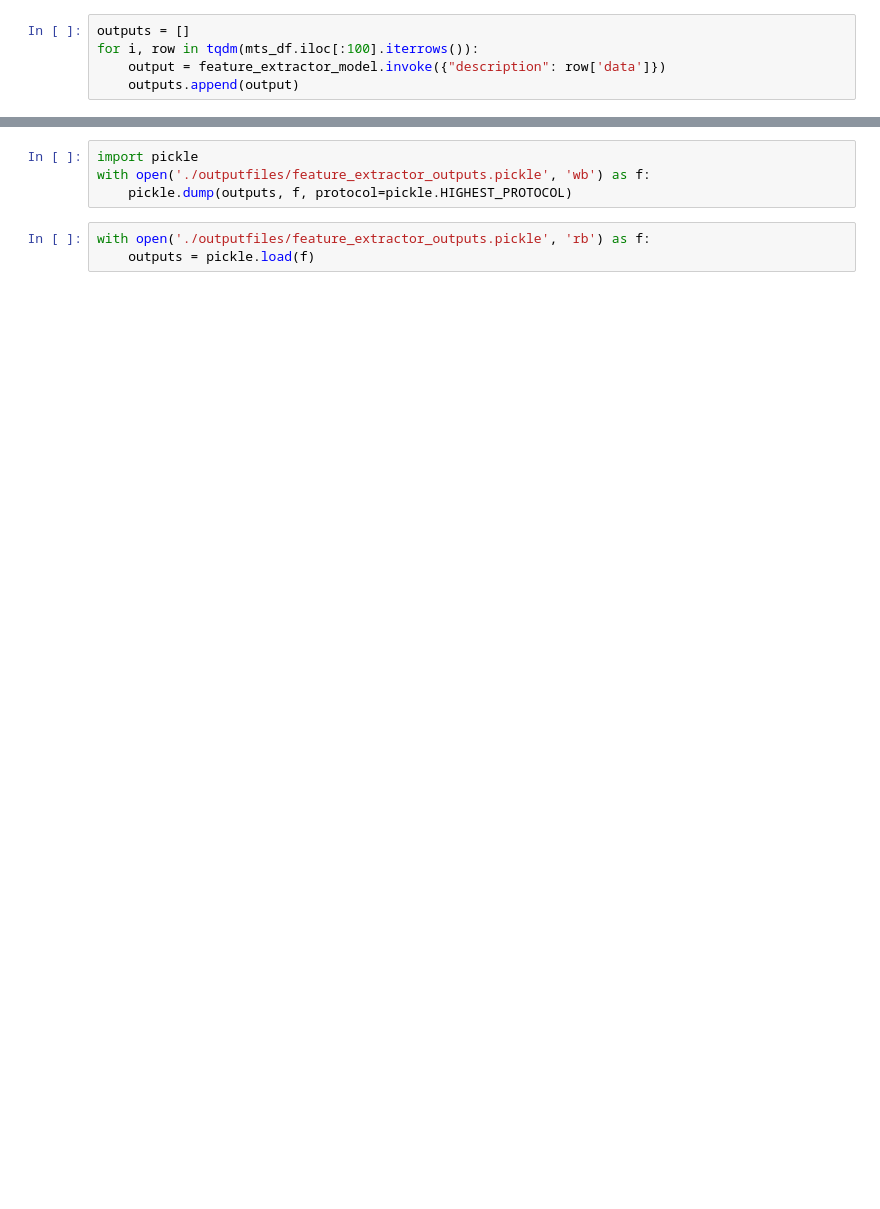
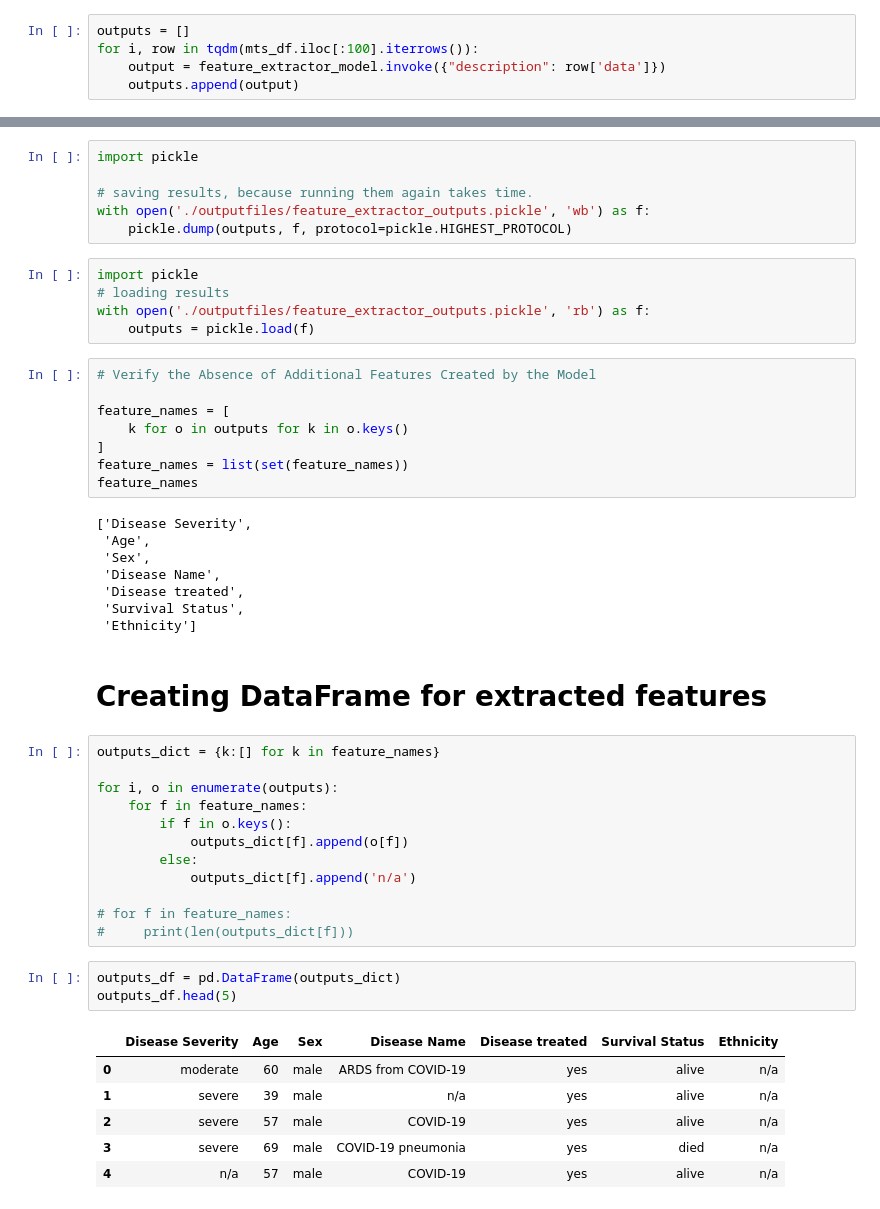
Before and after one commit to Arminkhayati/fictional-tasks, a Jupyter notebook: exploring_features.ipynb, the cells around one changed output, grey strips where cells are left out. Drawn from its saved outputs; the diff is of its cells as text; blank space fills up the shorter version.

```diff
--- a/exploring_features.ipynb
+++ b/exploring_features.ipynb
@@ -165,7 +181,51 @@ outputs[-5:]
 # %%
 import pickle
+
+# saving results, because running them again takes time.
 with open('./outputfiles/feature_extractor_outputs.pickle', 'wb') as f:
     pickle.dump(outputs, f, protocol=pickle.HIGHEST_PROTOCOL)
 # %%
+import pickle
+# loading results
 with open('./outputfiles/feature_extractor_outputs.pickle', 'rb') as f:
     outputs = pickle.load(f)
+# %%
+# Verify the Absence of Additional Features Created by the Model
+
+feature_names = [
+    k for o in outputs for k in o.keys()
+]
+feature_names = list(set(feature_names))
+feature_names
+# %% [output]
+['Disease Severity',
+ 'Age',
+ 'Sex',
+ 'Disease Name',
+ 'Disease treated',
+ 'Survival Status',
+ 'Ethnicity']
+# %% [markdown]
+# Creating DataFrame for extracted features
+# %%
+outputs_dict = {k:[] for k in feature_names}
+
+for i, o in enumerate(outputs):
+    for f in feature_names:
+        if f in o.keys():
+            outputs_dict[f].append(o[f])
+        else:
+            outputs_dict[f].append('n/a')
+
+# for f in feature_names:
+#     print(len(outputs_dict[f]))
+# %%
+outputs_df = pd.DataFrame(outputs_dict)
+outputs_df.head(5)
+# %% [output]
+|  | Disease Severity | Age | Sex | Disease Name | Disease treated | Survival Status | Ethnicity |
+| 0 | moderate | 60 | male | ARDS from COVID-19 | yes | alive | n/a |
+| 1 | severe | 39 | male | n/a | yes | alive | n/a |
+| 2 | severe | 57 | male | COVID-19 | yes | alive | n/a |
+| 3 | severe | 69 | male | COVID-19 pneumonia | yes | died | n/a |
+| 4 | n/a | 57 | male | COVID-19 | yes | alive | n/a |
```
Also changed, not shown: parts of 34 cells of this notebook.
